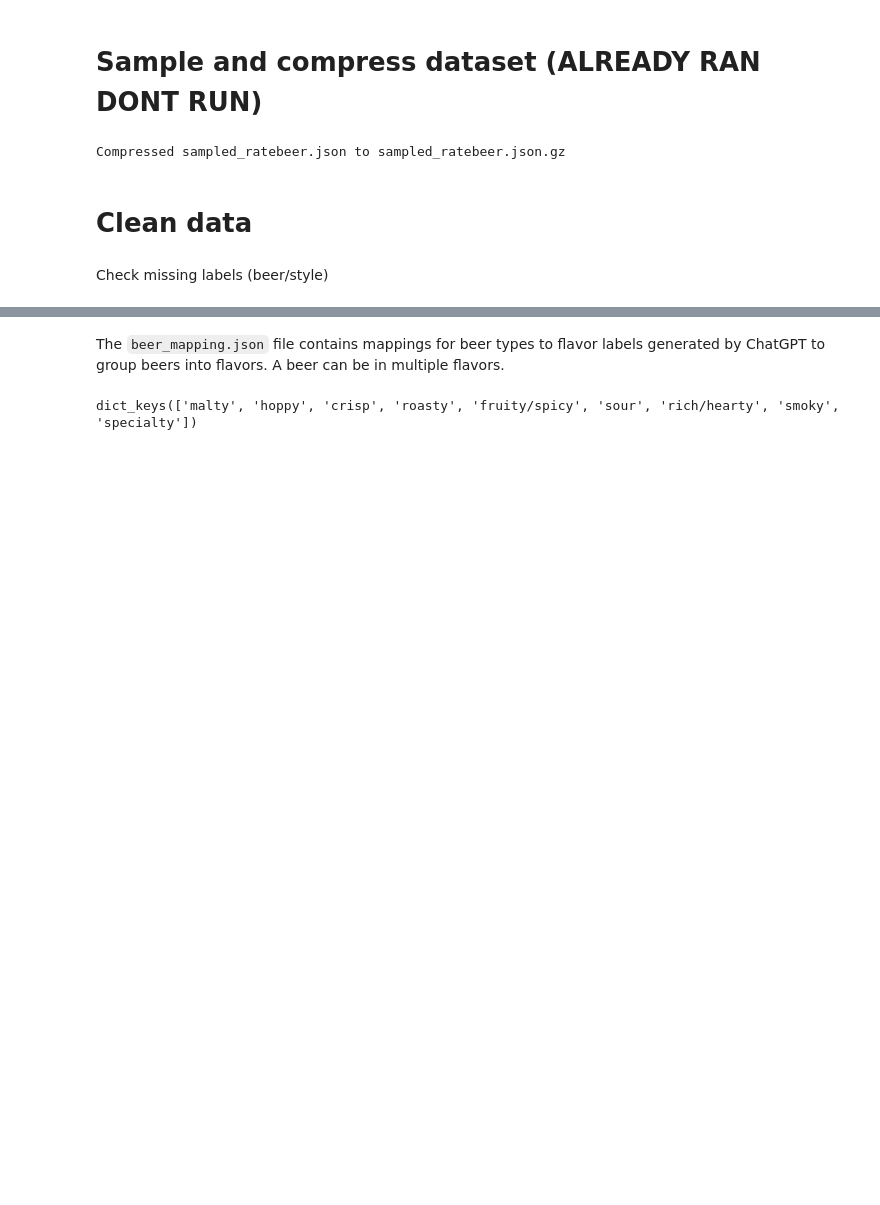
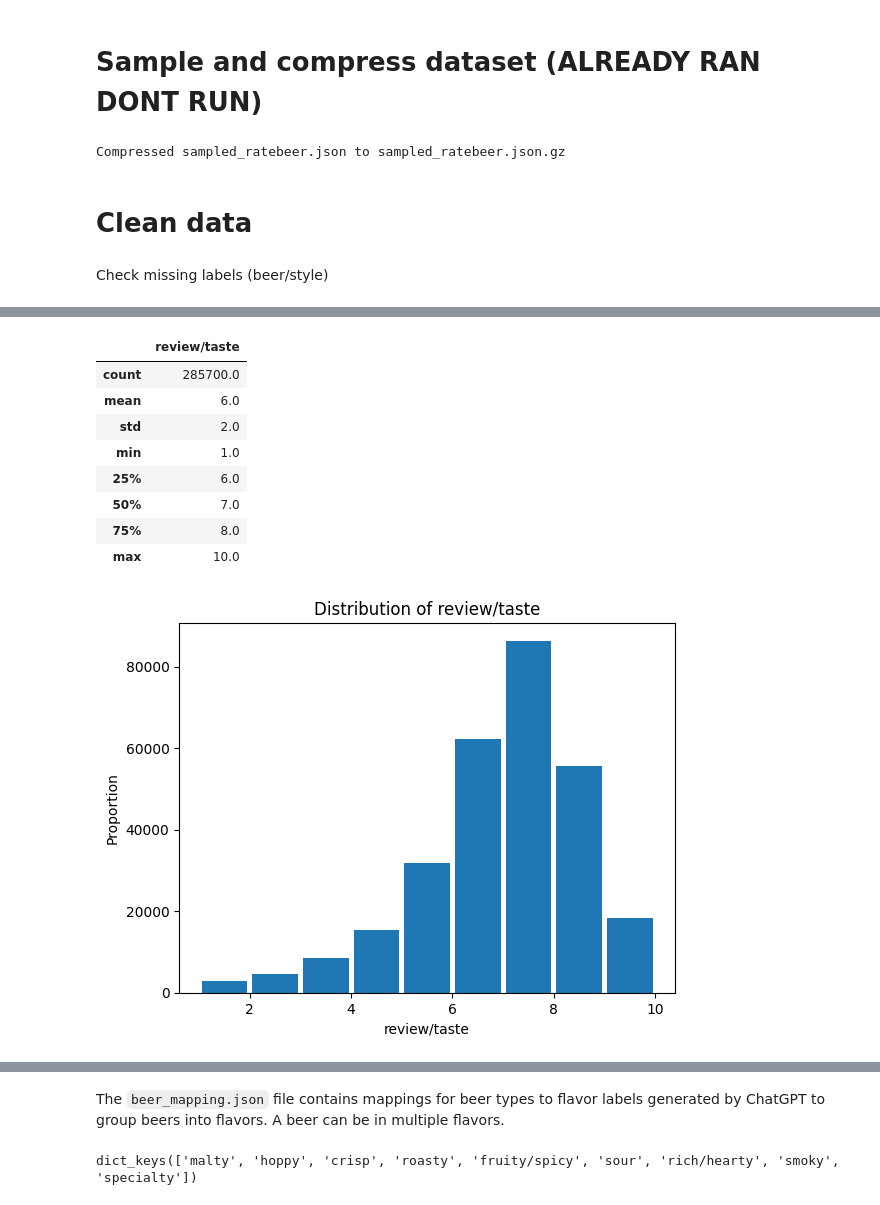
Before and after one commit to EdwardLinS/CSE158-BryanEdwardJesse, a Jupyter notebook: beers/notebook.ipynb, the cells around one changed output, grey strips where cells are left out. Cells and saved outputs as stored; diff of their text form; code cells hidden in the pictures; blank space fills up the shorter version.

```diff
--- a/beers/notebook.ipynb
+++ b/beers/notebook.ipynb
@@ -82,0 +218,14 @@ len(styles), len(no_style)
+# %%
+plotRatingDist('review/taste')
+cleanedDf[['review/taste']].describe().round(0)
+# %% [output]
+|  | review/taste |
+| count | 285700.0 |
+| mean | 6.0 |
+| std | 2.0 |
+| min | 1.0 |
+| 25% | 6.0 |
+| 50% | 7.0 |
+| 75% | 8.0 |
+| max | 10.0 |
+[figure, added]
```
Also changed, not shown: parts of 37 cells of this notebook, 1 other file.
